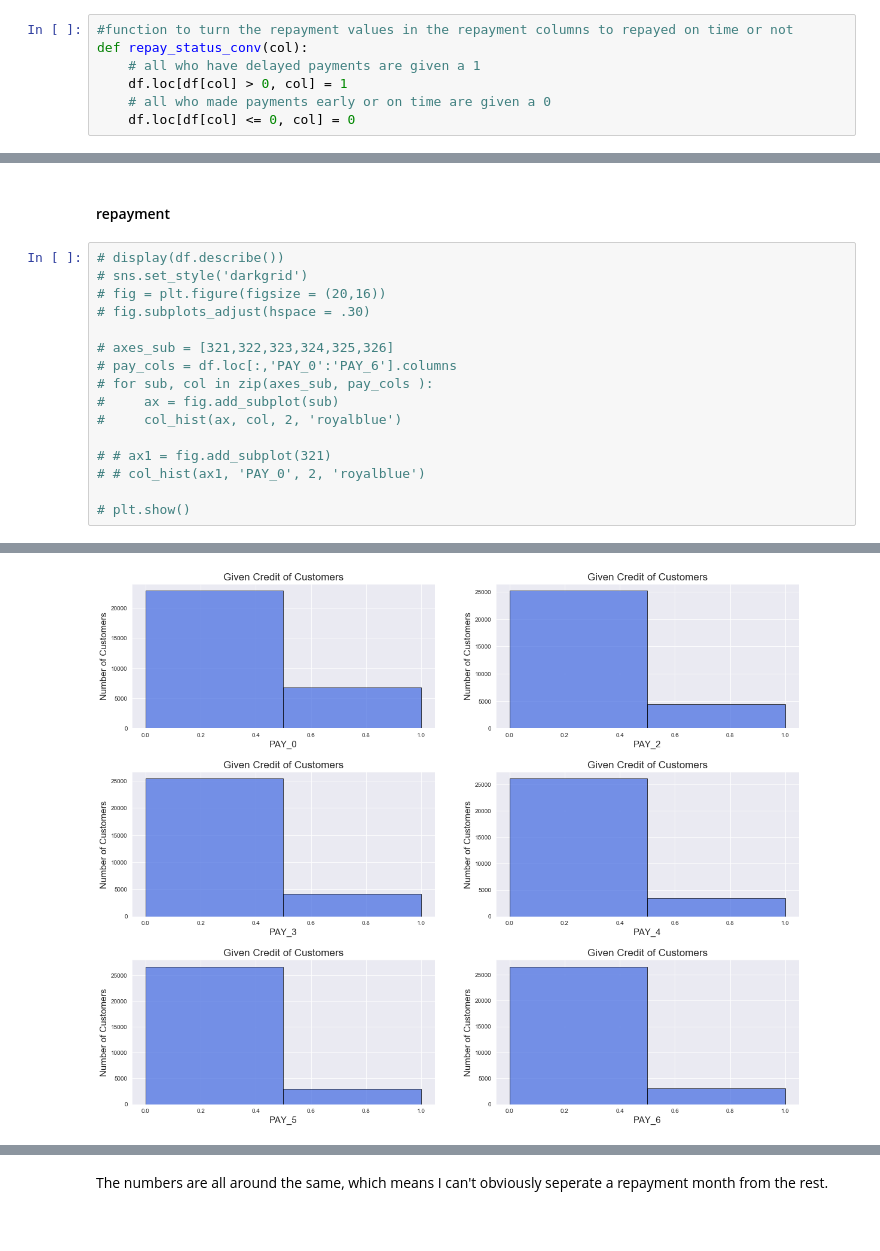
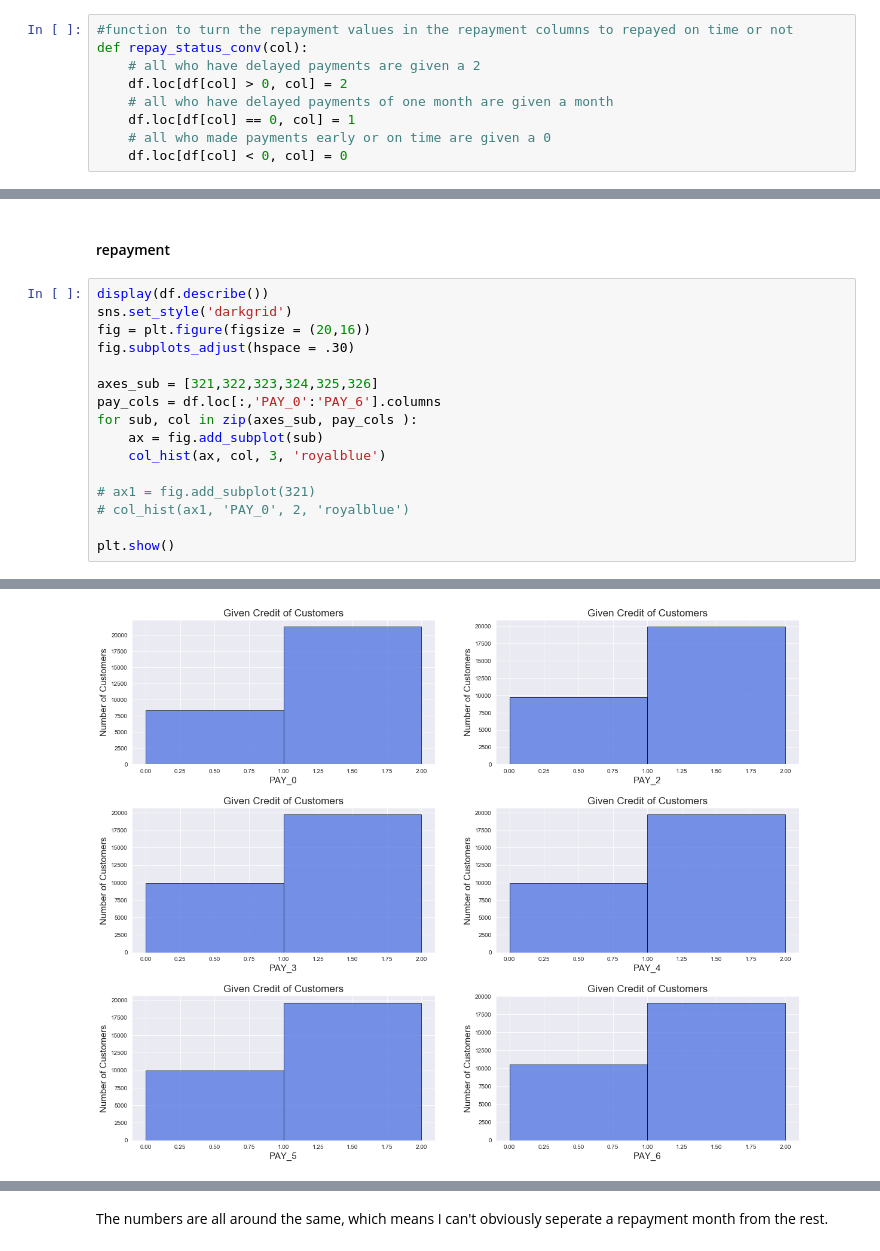
Before and after one commit to jeussantiago/mod3_class, a Jupyter notebook: classification-assessment/classification-assessment.ipynb, the cells around one changed output, grey strips where cells are left out. Cells and saved outputs as stored; diff of their text form.

```diff
--- a/classification-assessment/classification-assessment.ipynb
+++ b/classification-assessment/classification-assessment.ipynb
@@ -177,10 +207,12 @@ df.drop(drop_ind, axis=0, inplace=True)
 # %%
 #function to turn the repayment values in the repayment columns to repayed on time or not
 def repay_status_conv(col):
-    # all who have delayed payments are given a 1
-    df.loc[df[col] > 0, col] = 1
+    # all who have delayed payments are given a 2
+    df.loc[df[col] > 0, col] = 2
+    # all who have delayed payments of one month are given a month
+    df.loc[df[col] == 0, col] = 1
     # all who made payments early or on time are given a 0
-    df.loc[df[col] <= 0, col] = 0
+    df.loc[df[col] < 0, col] = 0
 # %%
 #replace the repayment values in columns PAY_0 to PAY_6
 repay_col = list(df.loc[:,'PAY_0':'PAY_6'].columns)
@@ -386,21 +418,21 @@ plt.show()
 # %% [markdown]
 #### repayment
 # %%
-# display(df.describe())
-# sns.set_style('darkgrid')
-# fig = plt.figure(figsize = (20,16))
-# fig.subplots_adjust(hspace = .30)
+display(df.describe())
+sns.set_style('darkgrid')
+fig = plt.figure(figsize = (20,16))
+fig.subplots_adjust(hspace = .30)
 
-# axes_sub = [321,322,323,324,325,326]
-# pay_cols = df.loc[:,'PAY_0':'PAY_6'].columns
-# for sub, col in zip(axes_sub, pay_cols ):
-#     ax = fig.add_subplot(sub)
-#     col_hist(ax, col, 2, 'royalblue')
+axes_sub = [321,322,323,324,325,326]
+pay_cols = df.loc[:,'PAY_0':'PAY_6'].columns
+for sub, col in zip(axes_sub, pay_cols ):
+    ax = fig.add_subplot(sub)
+    col_hist(ax, col, 3, 'royalblue')
 
-# # ax1 = fig.add_subplot(321)
-# # col_hist(ax1, 'PAY_0', 2, 'royalblue')
+# ax1 = fig.add_subplot(321)
+# col_hist(ax1, 'PAY_0', 2, 'royalblue')
 
-# plt.show()
+plt.show()
 # %% [output]
 |  | LIMIT_BAL | SEX | EDUCATION | MARRIAGE | AGE | PAY_0 | PAY_2 | PAY_3 | PAY_4 | PAY_5 | ... |
 | count | 29605.000000 | 29605.000000 | 29605.000000 | 29605.000000 | 29605.00000 | 29605.000000 | 29605.000000 | 29605.000000 | 29605.000000 | 29605.000000 | ... |
@@ -414,4 +446,4 @@ plt.show()
-[figure, old version]
+[figure, new version]
 # %%
 sns.set_style('darkgrid')
 fig = plt.figure(figsize = (20,16))
```
Also changed, not shown: parts of 41 cells of this notebook.
